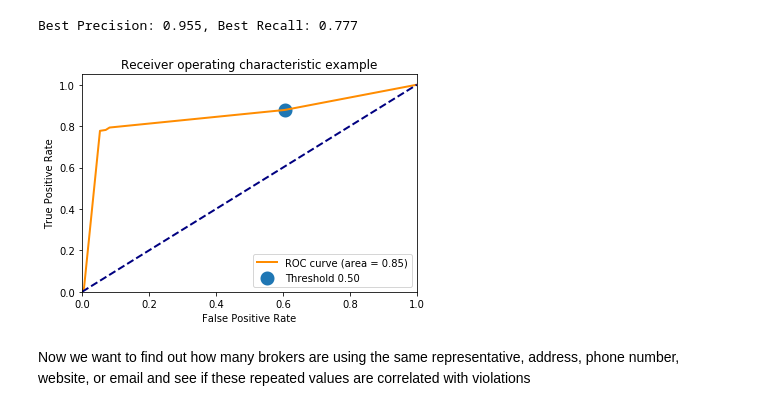
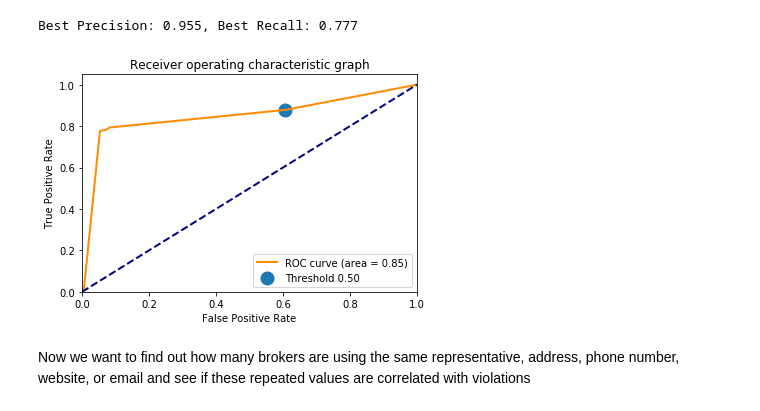
Before and after one commit to shahrezjan/CS506-Data-Mongers, a Jupyter notebook: Data_Exploration.ipynb, the cells around one changed output. Cells and saved outputs as stored; diff of their text form; code cells hidden in the pictures.

```diff
--- a/Data_Exploration.ipynb
+++ b/Data_Exploration.ipynb
@@ -651,22 +654,22 @@ fpr, tpr, thresholds, roc_auc = evaluate_ROC(train_dataframe['Negative Status'],
 # %%
 lw = 2
 plt.plot(fpr, tpr, color='darkorange',
          lw=lw, label='ROC curve (area = %0.2f)' % roc_auc)
 plt.plot([0, 1], [0, 1], color='navy', lw=lw, linestyle='--')
 plt.xlim([0.0, 1.0])
 plt.ylim([0.0, 1.05])
 plt.xlabel('False Positive Rate')
 plt.ylabel('True Positive Rate')
-plt.title('Receiver operating characteristic example')
+plt.title('Receiver operating characteristic graph')
 
 # Mark the point corresponding to threshold 0.5
 best_i = np.argmin(np.abs(thresholds - 0.5))
 plt.scatter([fpr[best_i]], [tpr[best_i]], linewidths=[4*lw], label='Threshold %0.2f' % thresholds[best_i])
 
 plt.legend(loc="lower right")
 plt.show()
 # %% [output]
-[figure, old version]
+[figure, new version]
 # %% [markdown]
 Now we want to find out how many brokers are using the same representative, address, phone number, website, or email and see if these repeated values are correlated with violations
 # %%
```
Also changed, not shown: parts of 4 cells of this notebook, 2 other files.
